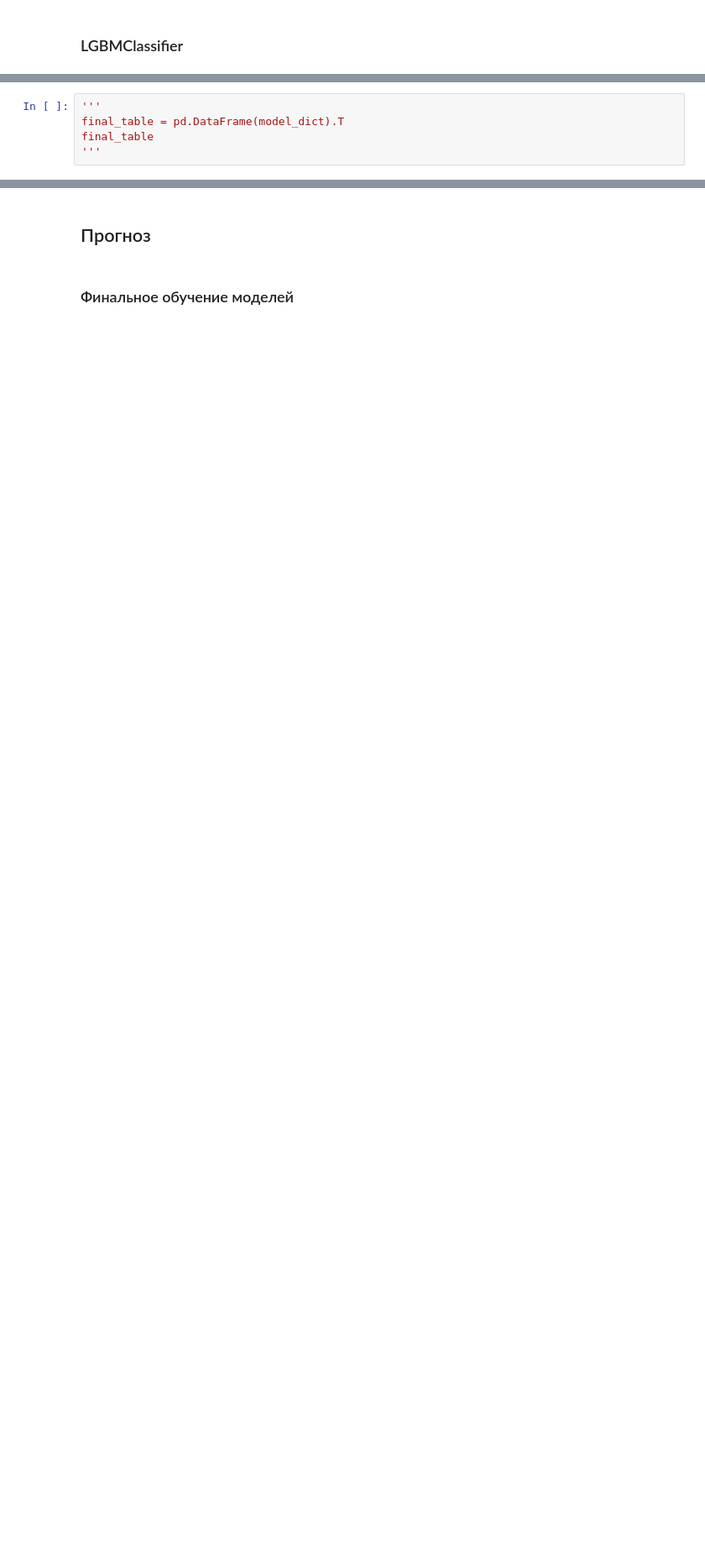
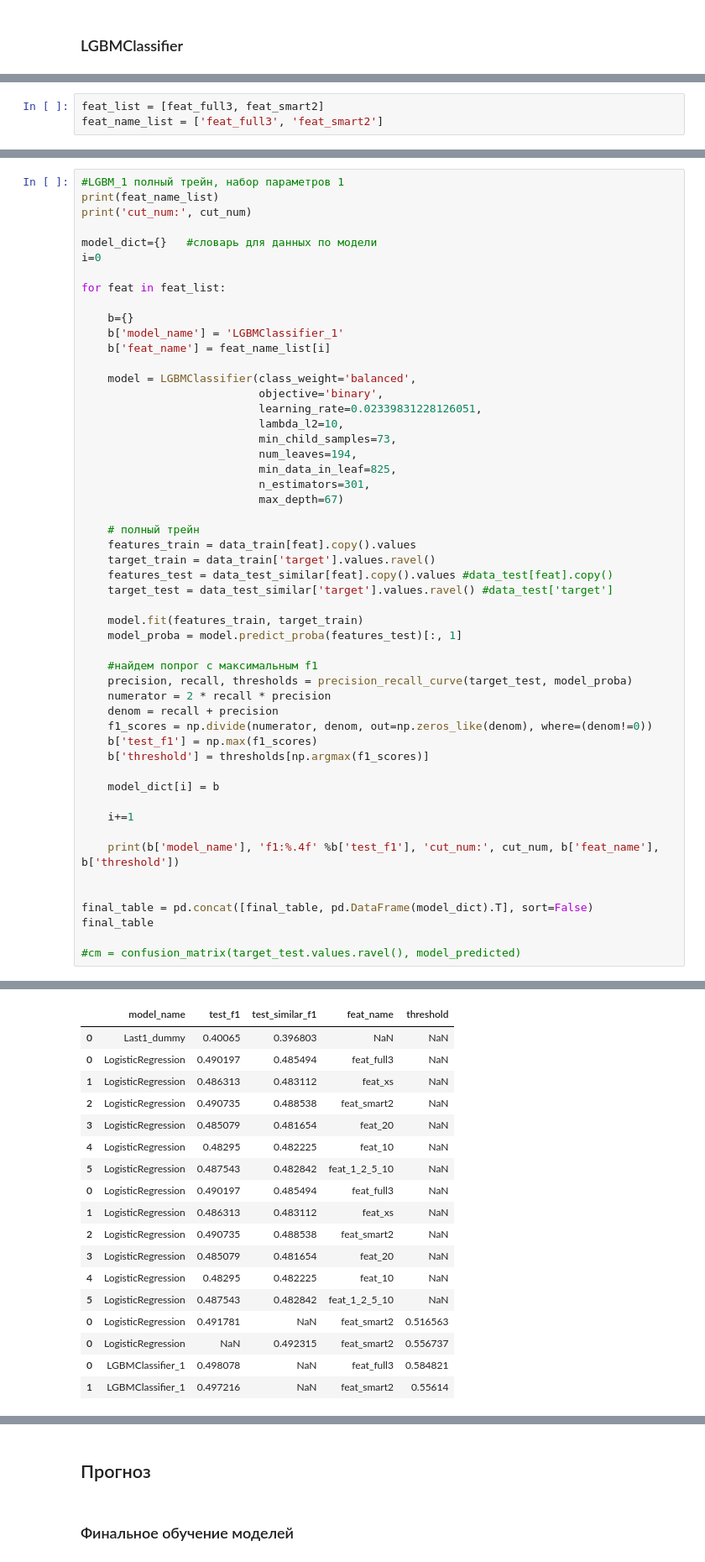
Before and after one commit to Oleg-Volontsevich/Test-tasks, a Jupyter notebook: Sber.ipynb, the cells around one changed output, grey strips where cells are left out. Shown at 84% size. Drawn from its saved outputs; the diff is of its cells as text; blank space fills up the shorter version.

```diff
--- a/Sber.ipynb
+++ b/Sber.ipynb
@@ -2229,5 +1327,0 @@ print(fp)
-# %%
-'''
-final_table = pd.DataFrame(model_dict).T
-final_table
-'''
@@ -2235,0 +1331,3 @@ final_table
+# %%
+feat_list = [feat_full3, feat_smart2]
+feat_name_list = ['feat_full3', 'feat_smart2']
@@ -2235,0 +1527,53 @@ final_table
+# %%
+#LGBM_1 полный трейн, набор параметров 1
+print(feat_name_list)
+print('cut_num:', cut_num)
+
+model_dict={}   #словарь для данных по модели
+i=0
+
+for feat in feat_list:
+
+    b={}
+    b['model_name'] = 'LGBMClassifier_1'
+    b['feat_name'] = feat_name_list[i]
+
+    model = LGBMClassifier(class_weight='balanced',
+                           objective='binary',
+                           learning_rate=0.02339831228126051,
+                           lambda_l2=10,
+                           min_child_samples=73,
+                           num_leaves=194,
+                           min_data_in_leaf=825,
+                           n_estimators=301,
+                           max_depth=67)
+
+    # полный трейн
+    features_train = data_train[feat].copy().values
+    target_train = data_train['target'].values.ravel()
+    features_test = data_test_similar[feat].copy().values #data_test[feat].copy()
+    target_test = data_test_similar['target'].values.ravel() #data_test['target']
+
+    model.fit(features_train, target_train)
+    model_proba = model.predict_proba(features_test)[:, 1]
+
+    #найдем попрог с максимальным f1
+    precision, recall, thresholds = precision_recall_curve(target_test, model_proba)
+    numerator = 2 * recall * precision
+    denom = recall + precision
+    f1_scores = np.divide(numerator, denom, out=np.zeros_like(denom), where=(denom!=0))
+    b['test_f1'] = np.max(f1_scores)
+    b['threshold'] = thresholds[np.argmax(f1_scores)]
+
+    model_dict[i] = b
+
+    i+=1
+
+    print(b['model_name'], 'f1:%.4f' %b['test_f1'], 'cut_num:', cut_num, b['feat_name'], b['threshold'])
+
+
+final_table = pd.concat([final_table, pd.DataFrame(model_dict).T], sort=False)
+final_table
+
+#cm = confusion_matrix(target_test.values.ravel(), model_predicted)
+# %% [output]
@@ -2235,0 +1586,18 @@ final_table
+|  | model_name | test_f1 | test_similar_f1 | feat_name | threshold |
+| 0 | Last1_dummy | 0.40065 | 0.396803 | NaN | NaN |
+| 0 | LogisticRegression | 0.490197 | 0.485494 | feat_full3 | NaN |
+| 1 | LogisticRegression | 0.486313 | 0.483112 | feat_xs | NaN |
+| 2 | LogisticRegression | 0.490735 | 0.488538 | feat_smart2 | NaN |
+| 3 | LogisticRegression | 0.485079 | 0.481654 | feat_20 | NaN |
+| 4 | LogisticRegression | 0.48295 | 0.482225 | feat_10 | NaN |
+| 5 | LogisticRegression | 0.487543 | 0.482842 | feat_1_2_5_10 | NaN |
+| 0 | LogisticRegression | 0.490197 | 0.485494 | feat_full3 | NaN |
+| 1 | LogisticRegression | 0.486313 | 0.483112 | feat_xs | NaN |
+| 2 | LogisticRegression | 0.490735 | 0.488538 | feat_smart2 | NaN |
+| 3 | LogisticRegression | 0.485079 | 0.481654 | feat_20 | NaN |
+| 4 | LogisticRegression | 0.48295 | 0.482225 | feat_10 | NaN |
+| 5 | LogisticRegression | 0.487543 | 0.482842 | feat_1_2_5_10 | NaN |
+| 0 | LogisticRegression | 0.491781 | NaN | feat_smart2 | 0.516563 |
+| 0 | LogisticRegression | NaN | 0.492315 | feat_smart2 | 0.556737 |
+| 0 | LGBMClassifier_1 | 0.498078 | NaN | feat_full3 | 0.584821 |
+| 1 | LGBMClassifier_1 | 0.497216 | NaN | feat_smart2 | 0.55614 |
```
Also changed, not shown: parts of 94 cells of this notebook.
